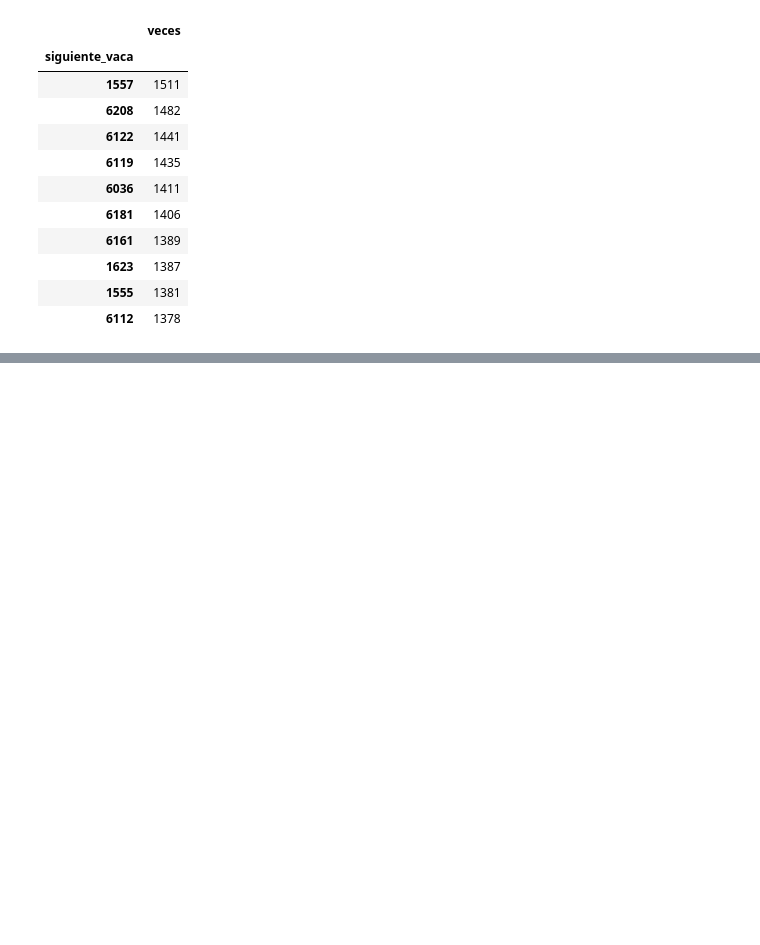
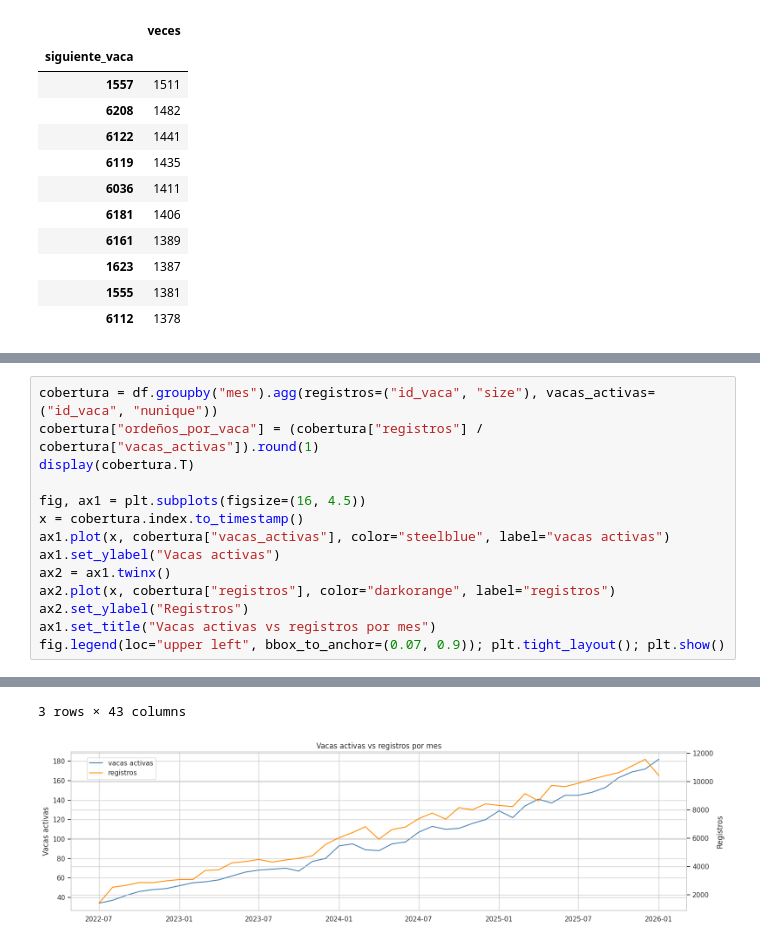
Before and after one commit to kamimartinez/VMS-prediction, a Jupyter notebook: DataUnderstanding.ipynb, the cells around one changed output, grey strips where cells are left out. Cells and saved outputs as stored; diff of their text form; blank space fills up the shorter version.

```diff
--- a/DataUnderstanding.ipynb
+++ b/DataUnderstanding.ipynb
@@ -757,0 +926,15 @@ Top 10 vacas que entran con ≤ 2 min de espacio tras otro ordeño:
+# %%
+cobertura = df.groupby("mes").agg(registros=("id_vaca", "size"), vacas_activas=("id_vaca", "nunique"))
+cobertura["ordeños_por_vaca"] = (cobertura["registros"] / cobertura["vacas_activas"]).round(1)
+display(cobertura.T)
+
+fig, ax1 = plt.subplots(figsize=(16, 4.5))
+x = cobertura.index.to_timestamp()
+ax1.plot(x, cobertura["vacas_activas"], color="steelblue", label="vacas activas")
+ax1.set_ylabel("Vacas activas")
+ax2 = ax1.twinx()
+ax2.plot(x, cobertura["registros"], color="darkorange", label="registros")
+ax2.set_ylabel("Registros")
+ax1.set_title("Vacas activas vs registros por mes")
+fig.legend(loc="upper left", bbox_to_anchor=(0.07, 0.9)); plt.tight_layout(); plt.show()
+# %% [output]
@@ -757,0 +945,2 @@ Top 10 vacas que entran con ≤ 2 min de espacio tras otro ordeño:
+3 rows × 43 columns
+[figure, added]
```
Also changed, not shown: parts of 52 cells of this notebook.
